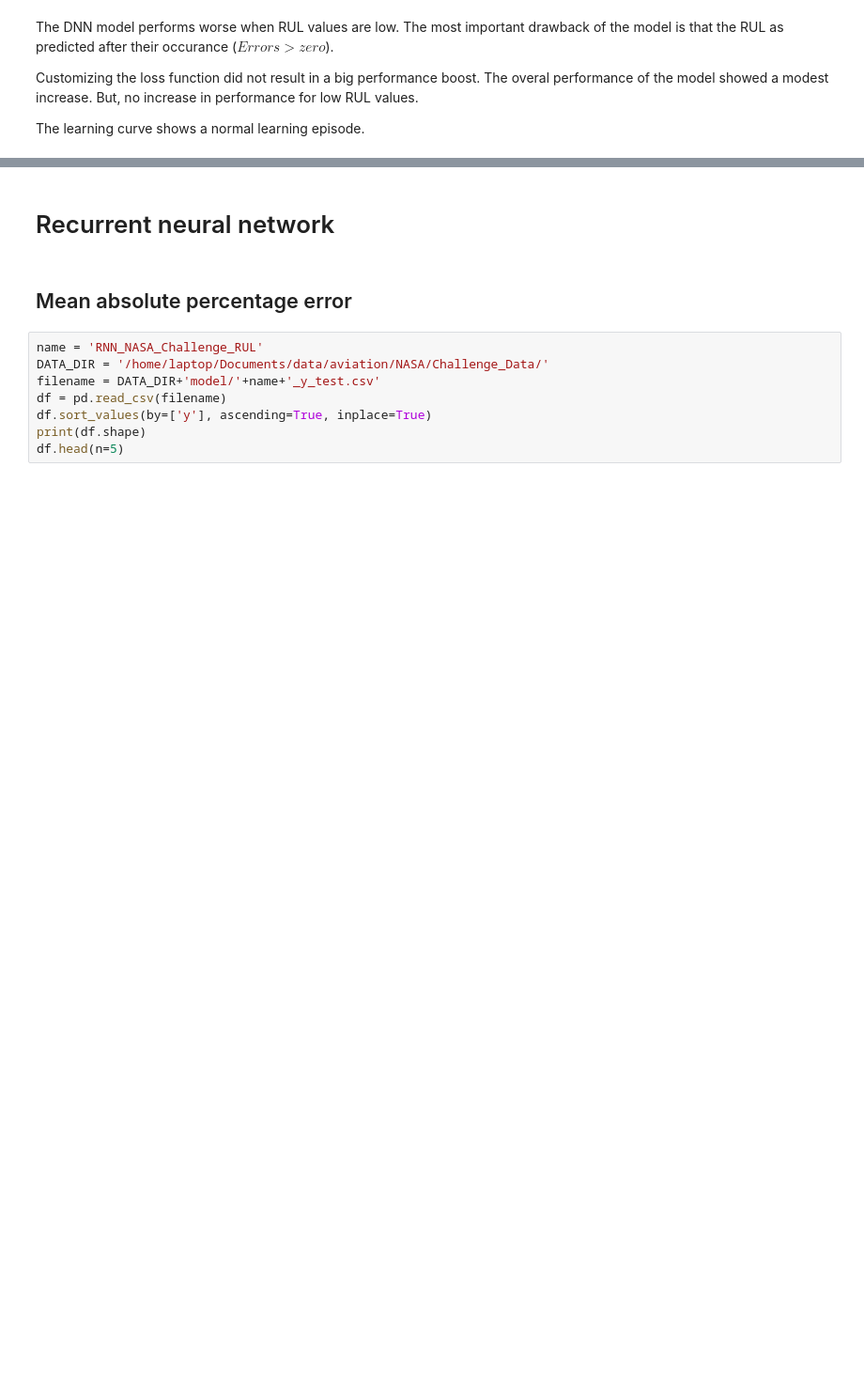
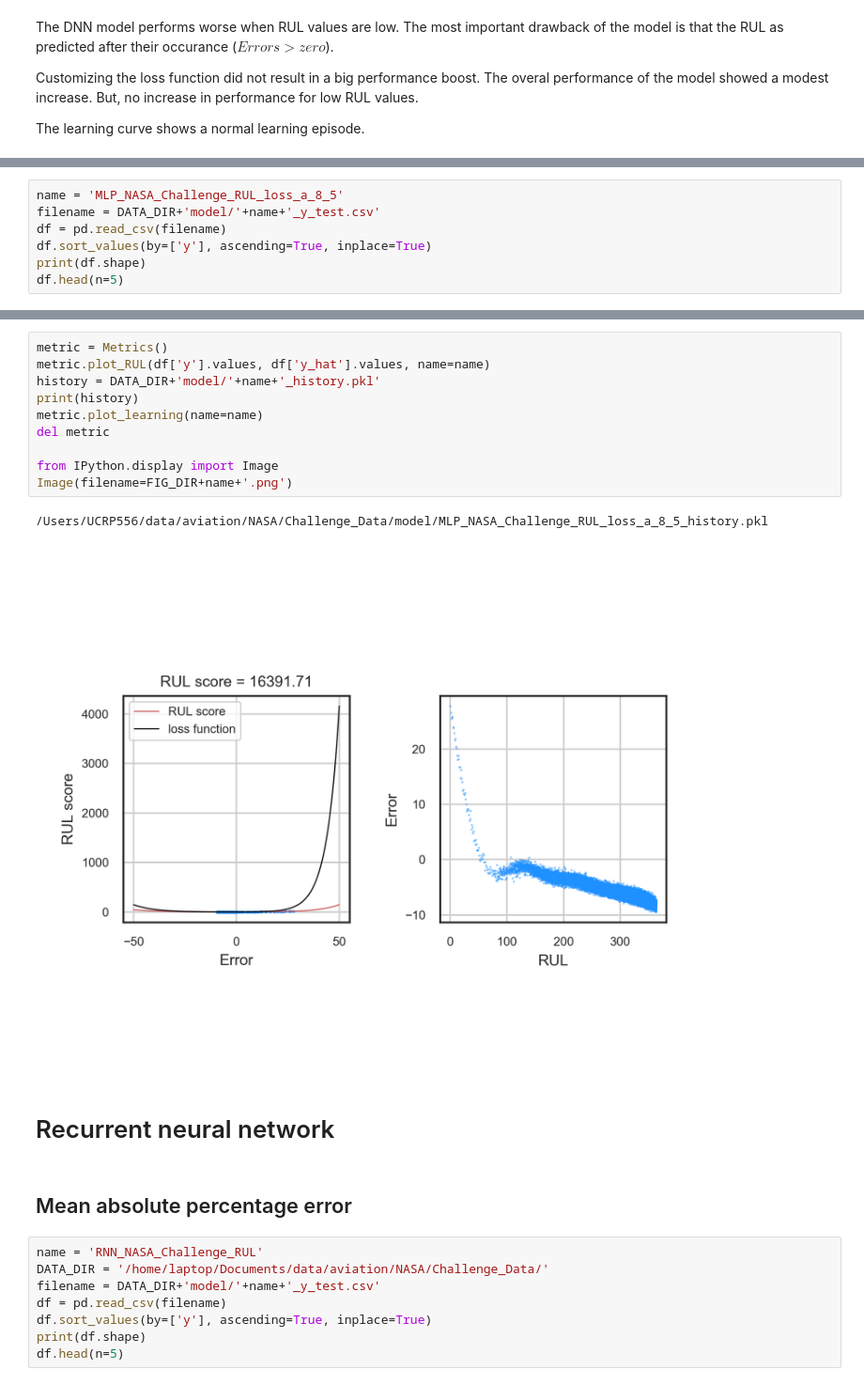
Before and after one commit to wimverleyen/DeepLearning, a Jupyter notebook: notebook/Performance_evaluation.ipynb, the cells around one changed output, grey strips where cells are left out. Shown at 94% size. Drawn from its saved outputs; the diff is of its cells as text; blank space fills up the shorter version.

```diff
--- a/notebook/Performance_evaluation.ipynb
+++ b/notebook/Performance_evaluation.ipynb
@@ -144,0 +124,7 @@ The learning curve shows a normal learning episode.
+# %%
+name = 'MLP_NASA_Challenge_RUL_loss_a_8_5'
+filename = DATA_DIR+'model/'+name+'_y_test.csv'
+df = pd.read_csv(filename)
+df.sort_values(by=['y'], ascending=True, inplace=True)
+print(df.shape)
+df.head(n=5)
@@ -145,3 +139,16 @@ The learning curve shows a normal learning episode.
+# %%
+metric = Metrics()
+metric.plot_RUL(df['y'].values, df['y_hat'].values, name=name)
+history = DATA_DIR+'model/'+name+'_history.pkl'
+print(history)
+metric.plot_learning(name=name)
+del metric
+
+from IPython.display import Image
+Image(filename=FIG_DIR+name+'.png')
+# %% [output]
+/Users/UCRP556/data/aviation/NASA/Challenge_Data/model/MLP_NASA_Challenge_RUL_loss_a_8_5_history.pkl
+[figure, added]
 # %% [markdown]
 # Recurrent neural network
 # %% [markdown]
```
Also changed, not shown: parts of 21 cells of this notebook.
